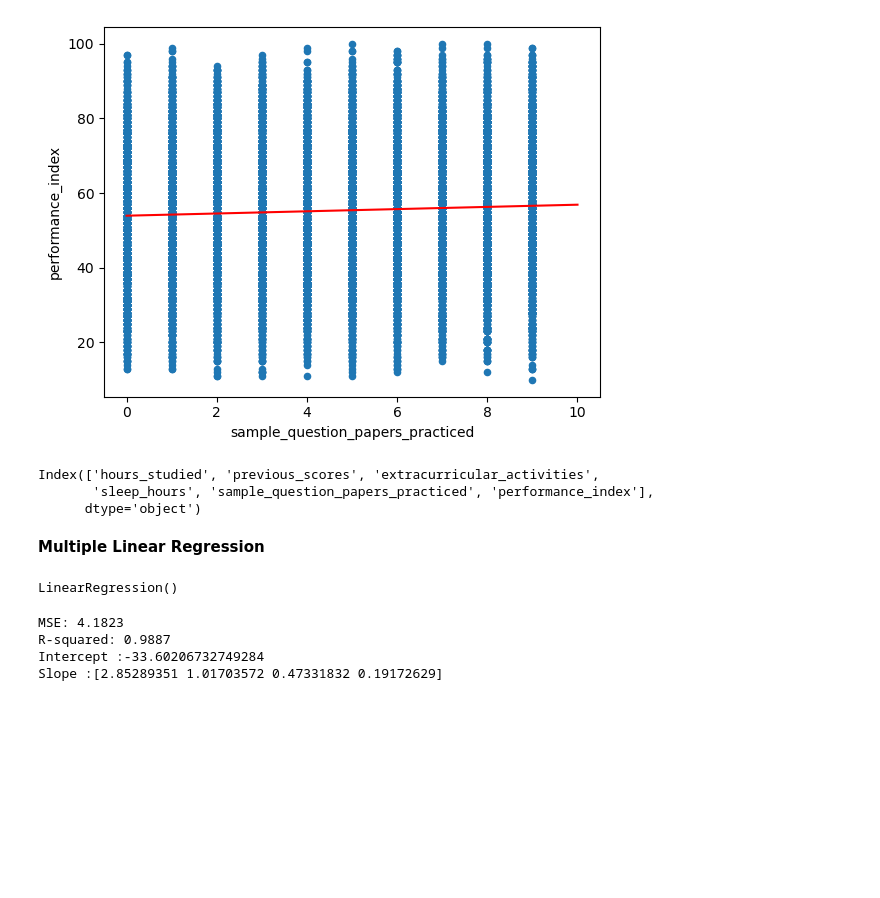
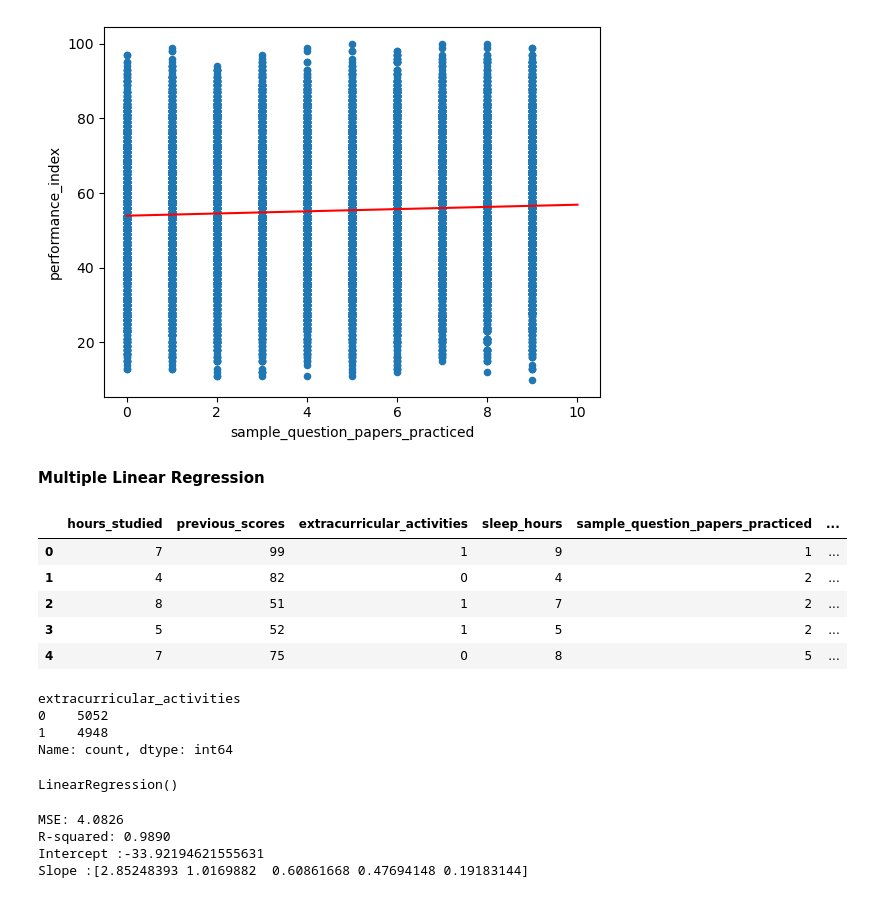
Before and after one commit to dhimassena/student_simple-multiple_linear_regression, a Jupyter notebook: student_performance.ipynb, the cells around one changed output. Cells and saved outputs as stored; diff of their text form; code cells hidden in the pictures; blank space fills up the shorter version.

```diff
--- a/student_performance.ipynb
+++ b/student_performance.ipynb
@@ -575,12 +575,23 @@ plt.ticklabel_format(style='plain')
 plt.show()
 # %% [output]
 [figure]
-# %%
-sdf.columns
-# %% [output]
-Index(['hours_studied', 'previous_scores', 'extracurricular_activities',
-       'sleep_hours', 'sample_question_papers_practiced', 'performance_index'],
-      dtype='object')
 # %% [markdown]
 **Multiple Linear Regression**
+# %%
+sdf.extracurricular_activities = sdf.extracurricular_activities.map({'No': 0, 'Yes':1})
+sdf.head()
+# %% [output]
+|  | hours_studied | previous_scores | extracurricular_activities | sleep_hours | sample_question_papers_practiced | ... |
+| 0 | 7 | 99 | 1 | 9 | 1 | ... |
+| 1 | 4 | 82 | 0 | 4 | 2 | ... |
+| 2 | 8 | 51 | 1 | 7 | 2 | ... |
+| 3 | 5 | 52 | 1 | 5 | 2 | ... |
+| 4 | 7 | 75 | 0 | 8 | 5 | ... |
+# %%
+sdf.extracurricular_activities.value_counts()
+# %% [output]
+extracurricular_activities
+0    5052
+1    4948
+Name: count, dtype: int64
 # %%
@@ -592,16 +604,16 @@ model = LinearRegression()
 model.fit(X_train, y_train)
 # %% [output]
 LinearRegression()
-# %%
-y_pred = model.predict(X_test)
-mse = mean_squared_error(y_test, y_pred)
-r2 = r2_score(y_test, y_pred)
-print(f"MSE: {mse:.4f}")
-print(f"R-squared: {r2:.4f}")
-print(f"Intercept :{model.intercept_}") #intercept = nilai y, saat nilai x = 0
-print(f"Slope :{model.coef_}") #slope = delta y / delta x
-# %% [output]
-MSE: 4.1823
-R-squared: 0.9887
-Intercept :-33.60206732749284
-Slope :[2.85289351 1.01703572 0.47331832 0.19172629]
+# %%
+y_pred = model.predict(X_test)
+mse = mean_squared_error(y_test, y_pred)
+r2 = r2_score(y_test, y_pred)
+print(f"MSE: {mse:.4f}")
+print(f"R-squared: {r2:.4f}")
+print(f"Intercept :{model.intercept_}") #intercept = nilai y, saat nilai x = 0
+print(f"Slope :{model.coef_}") #slope = delta y / delta x
+# %% [output]
+MSE: 4.0826
+R-squared: 0.9890
+Intercept :-33.92194621555631
+Slope :[2.85248393 1.0169882  0.60861668 0.47694148 0.19183144]
```
Also changed, not shown: parts of 1 cell of this notebook.
